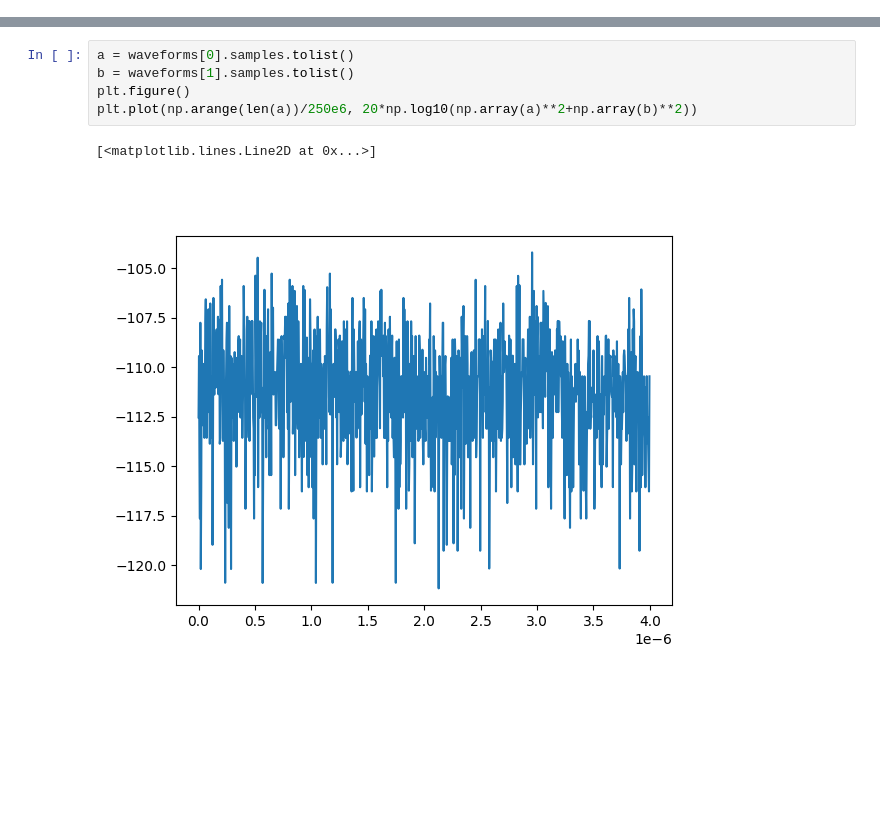
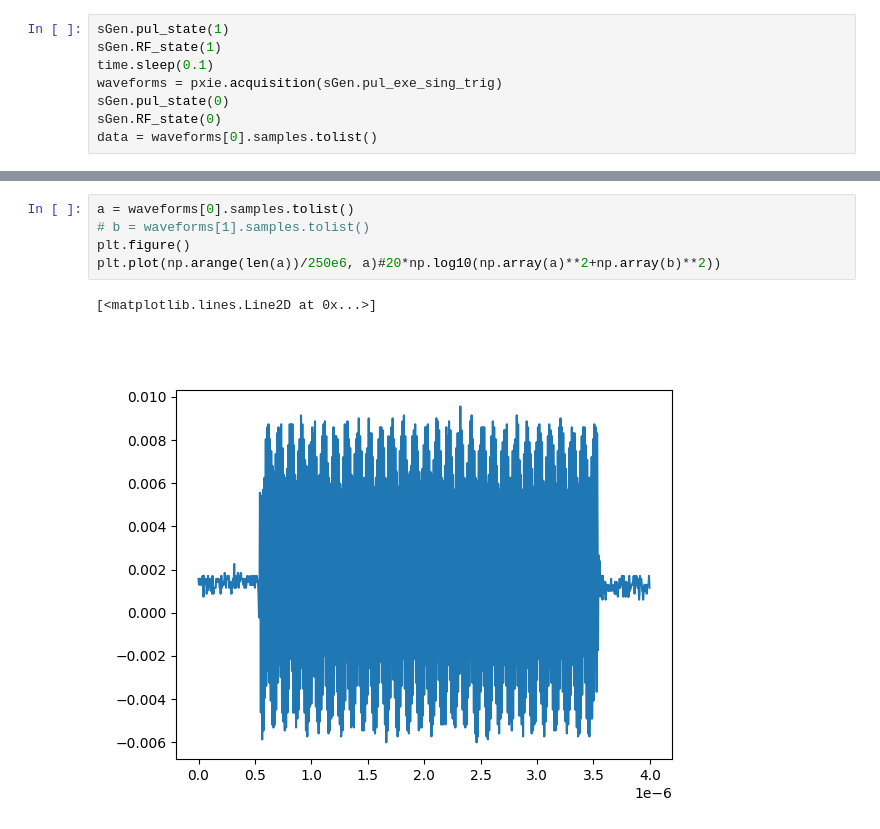
Before and after one commit to biqute/QTLab2324, a Jupyter notebook: PAandQubit/Actual_Work/IQMixer.ipynb, the cells around one changed output, grey strips where cells are left out. Drawn from its saved outputs; the diff is of its cells as text; blank space fills up the shorter version.

```diff
--- a/PAandQubit/Actual_Work/IQMixer.ipynb
+++ b/PAandQubit/Actual_Work/IQMixer.ipynb
@@ -61,0 +104,8 @@ SMA100B: Connection successful!
+# %%
+sGen.pul_state(1)
+sGen.RF_state(1)
+time.sleep(0.1)
+waveforms = pxie.acquisition(sGen.pul_exe_sing_trig)
+sGen.pul_state(0)
+sGen.RF_state(0)
+data = waveforms[0].samples.tolist()
@@ -90,8 +145,8 @@ Channel 1, record 0 samples acquired: 1,000
 # %%
 a = waveforms[0].samples.tolist()
-b = waveforms[1].samples.tolist()
+# b = waveforms[1].samples.tolist()
 plt.figure()
-plt.plot(np.arange(len(a))/250e6, 20*np.log10(np.array(a)**2+np.array(b)**2))
+plt.plot(np.arange(len(a))/250e6, a)#20*np.log10(np.array(a)**2+np.array(b)**2))
 # %% [output]
 [<matplotlib.lines.Line2D at 0x...>]
-[figure, old version]
+[figure, new version]
```
Also changed, not shown: parts of 9 cells of this notebook, 3 other files.
